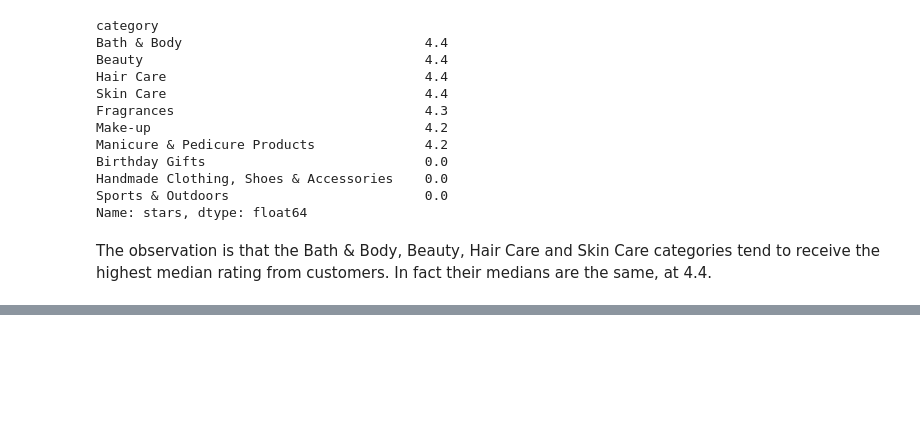
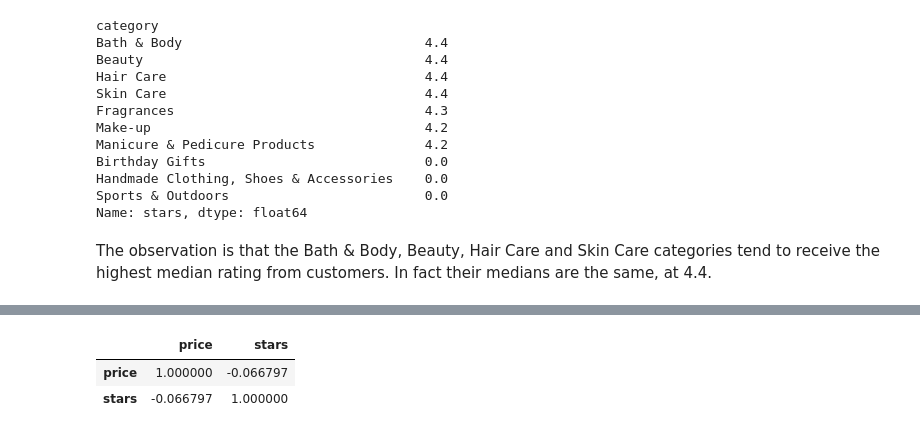
Before and after one commit to vitorferraz19/lab-eda-bivariate, a Jupyter notebook: main.ipynb, the cells around one changed output, grey strips where cells are left out. Drawn from its saved outputs; the diff is of its cells as text; code cells hidden in the pictures; blank space fills up the shorter version.

```diff
--- a/main.ipynb
+++ b/main.ipynb
@@ -454,0 +552,6 @@ The observation is that the Bath & Body, Beauty, Hair Care and Skin Care categor
+# %%
+df_outliers_removed[['price', 'stars']].corr(method='spearman')
+# %% [output]
+|  | price | stars |
+| price | 1.000000 | -0.066797 |
+| stars | -0.066797 | 1.000000 |
```
Also changed, not shown: parts of 15 cells of this notebook.
